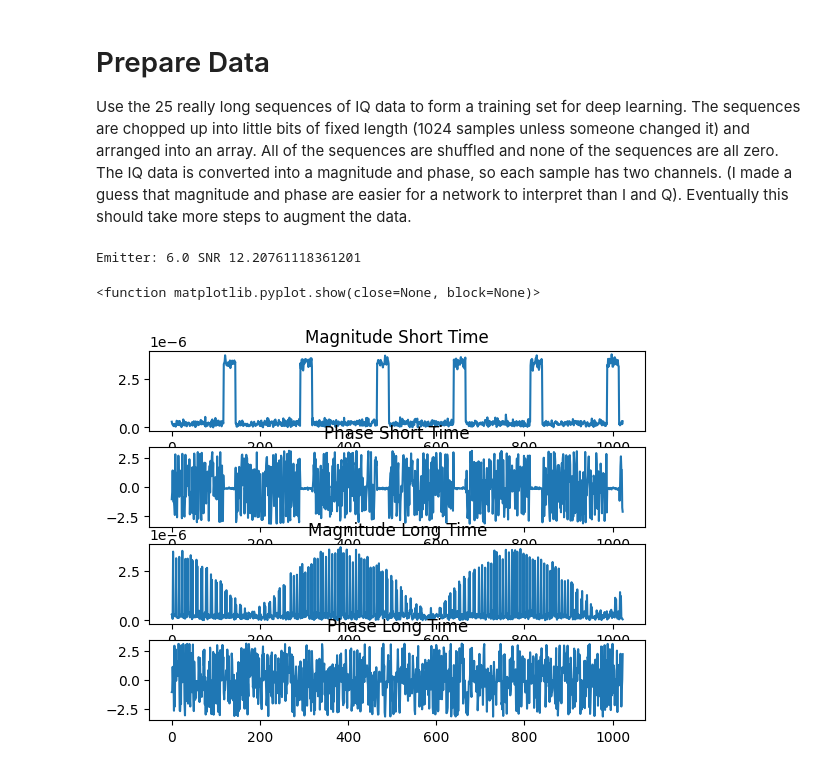
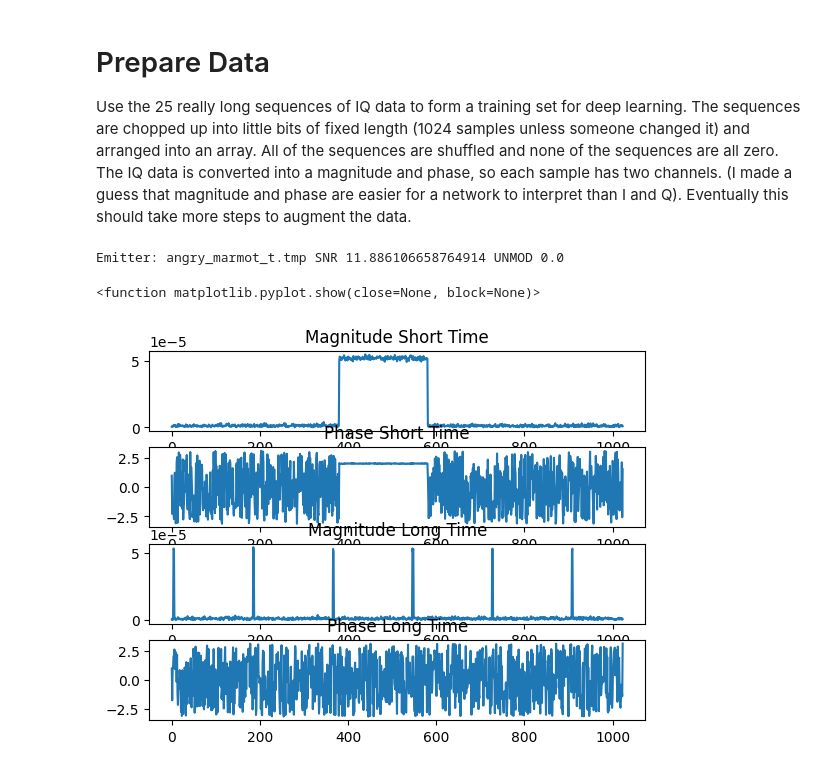
Before and after one commit to RHIT-SrDesign/Radar_to_Audio, a Jupyter notebook: SynthRad21/prepare_data.ipynb, the cells around one changed output. Saved outputs shown, nothing was run; the diff lists cells and outputs as text; code cells hidden in the pictures.

Commit message:
ML on classifying mod type and start data gen

```diff
--- a/SynthRad21/prepare_data.ipynb
+++ b/SynthRad21/prepare_data.ipynb
@@ -14,12 +14,16 @@ import matplotlib.pyplot as plt
 N_data = 2500  # Number of training data in final augmented dataset
 L = 1024      # Length of IQ sequence in each sample
 D = 100 # Decimation factor for long-term data
-SNRdBmin = -10
+SNRdBmin = 0
 SNRdBmax = 20
 # %%
 # Find all of the available data files
 data_folder_path = "../../SynthRad21/data/iq/" # This needs to point to where the iq data is on your machine. The data is not in the repo because it is way too big.
 data_list = os.listdir(data_folder_path)
+# %%
+data_list = sorted(data_list)
+# index refers to the emitter, element is modulation type of the emitter
+mod_type = [1,0,0,0,0,0,0,0,0,1,0,1,0,2,0,0,0,0,2,1,0,0,1,0,0] # 0 is UNMOD, 1 is LFM, 2 is BARKER
 # %%
 # Augment the data by picking a random intervals of 1024 samples
 data = np.zeros((N_data, L, 8))
@@ -89,21 +96,47 @@ for i in range(N_data):
+# %%
+label_names =  ['angry_alpaca_sas.tmp',
+                'angry_bear_sas.tmp',
+                'angry_bobcat_sas.tmp',
+                'angry_camel_sas.tmp',
+                'angry_cheetah_sas.tmp',
+                'angry_deer_sas.tmp',
+                'angry_dingo_a.tmp',
+                'angry_goat_sas.tmp',
+                'angry_gorilla_t.tmp',
+                'angry_hare_sas.tmp',
+                'angry_jackal_a.tmp',
+                'angry_jaguar_sas.tmp',
+                'angry_kangaroo_a.tmp',
+                'angry_lion_t.tmp',
+                'angry_mandrill_t.tmp',
+                'angry_marmot_t.tmp',
+                'angry_mink_sas.tmp',
+                'angry_mole_t.tmp',
+                'angry_mouse_t.tmp',
+                'angry_puma_sas.tmp',
+                'angry_rat_t.tmp',
+                'angry_starling_ti.tmp',
+                'angry_weasel_sas.tmp',
+                'angry_wolf_sas.tmp',
+                'angry_zebra_sas.tmp']
 # %%
-index = 2
+index = 0
 
-print('Emitter:', labels[index,0], 'SNR', labels[index,1])
+print('Emitter:', label_names[int(labels[index,0])], 'SNR', labels[index,1], 'UNMOD', labels[index,2])
 ax1 = plt.subplot(411)
 plt.plot(data[index,:,0])
 plt.title('Magnitude Short Time')
 ax2 = plt.subplot(412,sharex=ax1)
 plt.plot(data[index,:,1])
 plt.title('Phase Short Time')
 ax1 = plt.subplot(413)
 plt.plot(data[index,:,2])
 plt.title('Magnitude Long Time')
 ax2 = plt.subplot(414,sharex=ax1)
 plt.plot(data[index,:,3])
 plt.title('Phase Long Time')
 plt.show
 # %% [output]
-Emitter: 6.0 SNR 12.20761118361201
+Emitter: angry_marmot_t.tmp SNR 11.886106658764914 UNMOD 0.0
 <function matplotlib.pyplot.show(close=None, block=None)>
-[figure, old version]
+[figure, new version]
```
Also changed, not shown: parts of 3 cells of this notebook, 4 other files.
